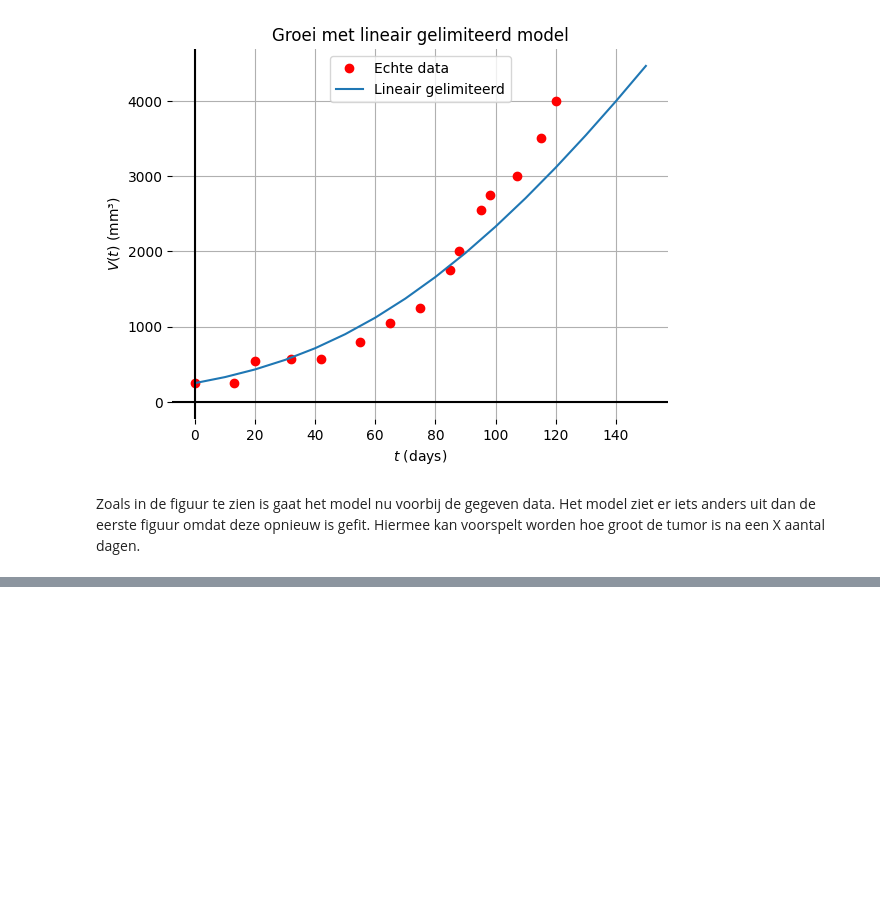
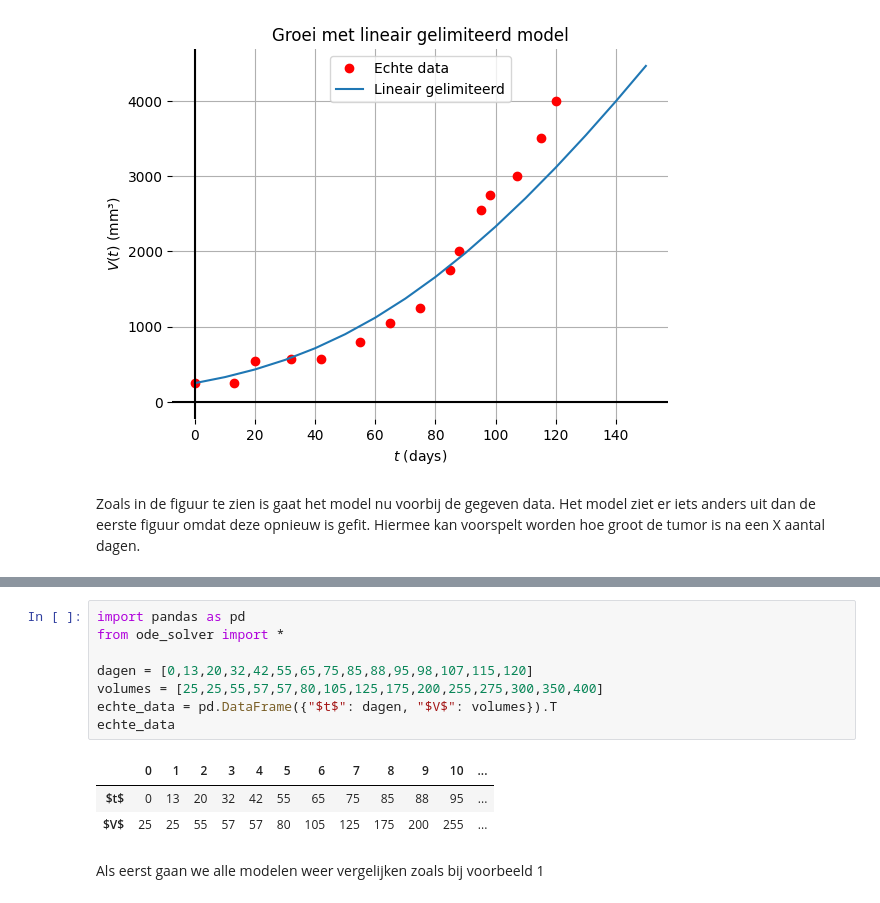
Before and after one commit to MirteDraaijer/ODEs, a Jupyter notebook: ode_demo.ipynb, the cells around one changed output, grey strips where cells are left out. Saved outputs shown, nothing was run; the diff lists cells and outputs as text; blank space fills up the shorter version.

```diff
--- a/ode_demo.ipynb
+++ b/ode_demo.ipynb
@@ -241,0 +248,14 @@ Zoals in de figuur te zien is gaat het model nu voorbij de gegeven data. Het mod
+# %%
+import pandas as pd
+from ode_solver import *
+
+dagen = [0,13,20,32,42,55,65,75,85,88,95,98,107,115,120]
+volumes = [25,25,55,57,57,80,105,125,175,200,255,275,300,350,400]
+echte_data = pd.DataFrame({"$t$": dagen, "$V$": volumes}).T
+echte_data
+# %% [output]
+|  | 0 | 1 | 2 | 3 | 4 | 5 | 6 | 7 | 8 | 9 | 10 | ... |
+| $t$ | 0 | 13 | 20 | 32 | 42 | 55 | 65 | 75 | 85 | 88 | 95 | ... |
+| $V$ | 25 | 25 | 55 | 57 | 57 | 80 | 105 | 125 | 175 | 200 | 255 | ... |
+# %% [markdown]
+Als eerst gaan we alle modelen weer vergelijken zoals bij voorbeeld 1
```
Also changed, not shown: parts of 10 cells of this notebook.
